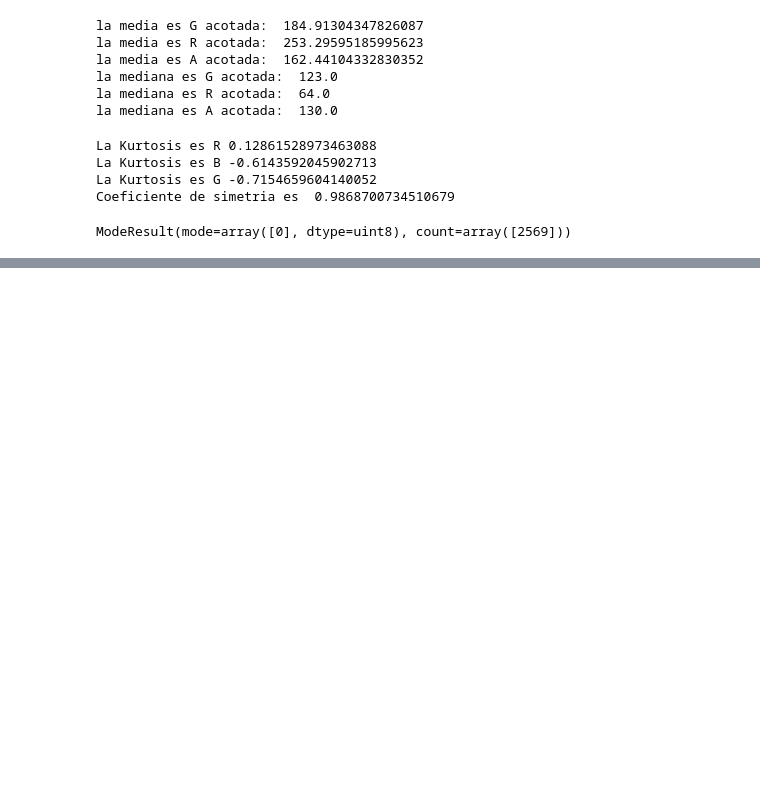
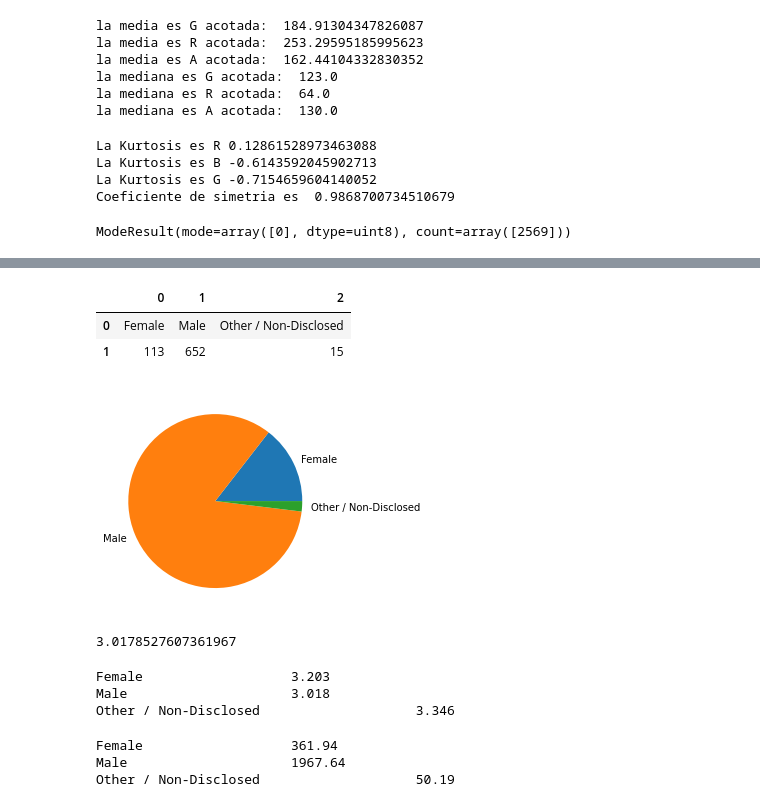
Before and after one commit to hmarbello/Tarea1AnalisisDeDatos, a Jupyter notebook: Tarea_1_Modulo1_AnalisisDeDatos.ipynb, the cells around one changed output, grey strips where cells are left out. Drawn from its saved outputs; the diff is of its cells as text; code cells hidden in the pictures; blank space fills up the shorter version.

```diff
--- a/Tarea_1_Modulo1_AnalisisDeDatos.ipynb
+++ b/Tarea_1_Modulo1_AnalisisDeDatos.ipynb
@@ -104,0 +280,33 @@ ModeResult(mode=array([0], dtype=uint8), count=array([2569]))
+# %%
+## Punto 4
+round(len(df_excel[df_excel["Genero"]=="Female"]["Precio"]),2)
+round(len(df_excel[df_excel["Genero"]=="Male"]["Precio"]),2)
+pd.DataFrame(np.unique(df_excel["Genero"],return_counts=True))
+# %% [output]
+|  | 0 | 1 | 2 |
+| 0 | Female | Male | Other / Non-Disclosed |
+| 1 | 113 | 652 | 15 |
+# %%
+plt.pie(np.unique(df_excel["Genero"],return_counts=True)[1],
+        labels=np.unique(df_excel["Genero"],return_counts=True)[0])
+plt.show()
+# %% [output]
+[figure, added]
+# %%
+df_excel[df_excel["Genero"]=="Male"]["Precio"].mean()
+# %% [output]
+3.0178527607361967
+# %%
+for i in np.unique(df_excel["Genero"]):
+  print(i,"\t\t\t",round(df_excel[df_excel["Genero"]==i]["Precio"].mean(),3))
+# %% [output]
+Female                   3.203
+Male                     3.018
+Other / Non-Disclosed                    3.346
+# %%
+for i in np.unique(df_excel["Genero"]):
+  print(i,"\t\t\t",round(df_excel[df_excel["Genero"]==i]["Precio"].sum(),3))
+# %% [output]
+Female                   361.94
+Male                     1967.64
+Other / Non-Disclosed                    50.19
```
Also changed, not shown: parts of 18 cells of this notebook.
